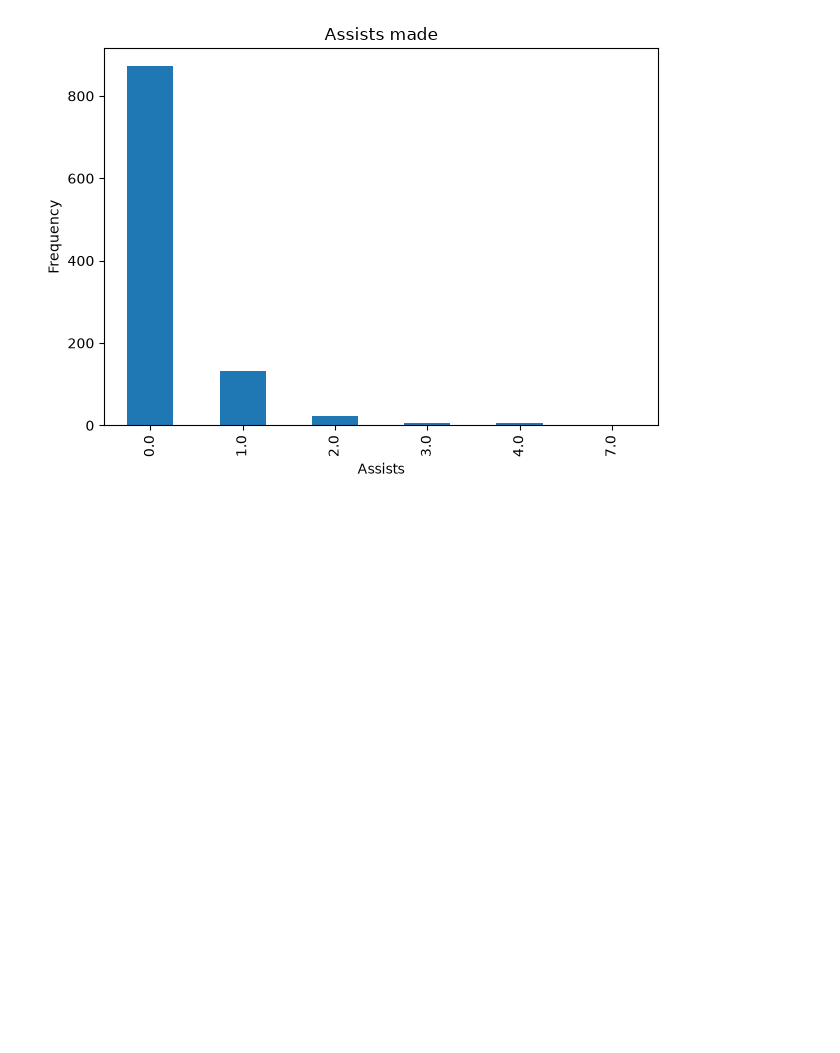
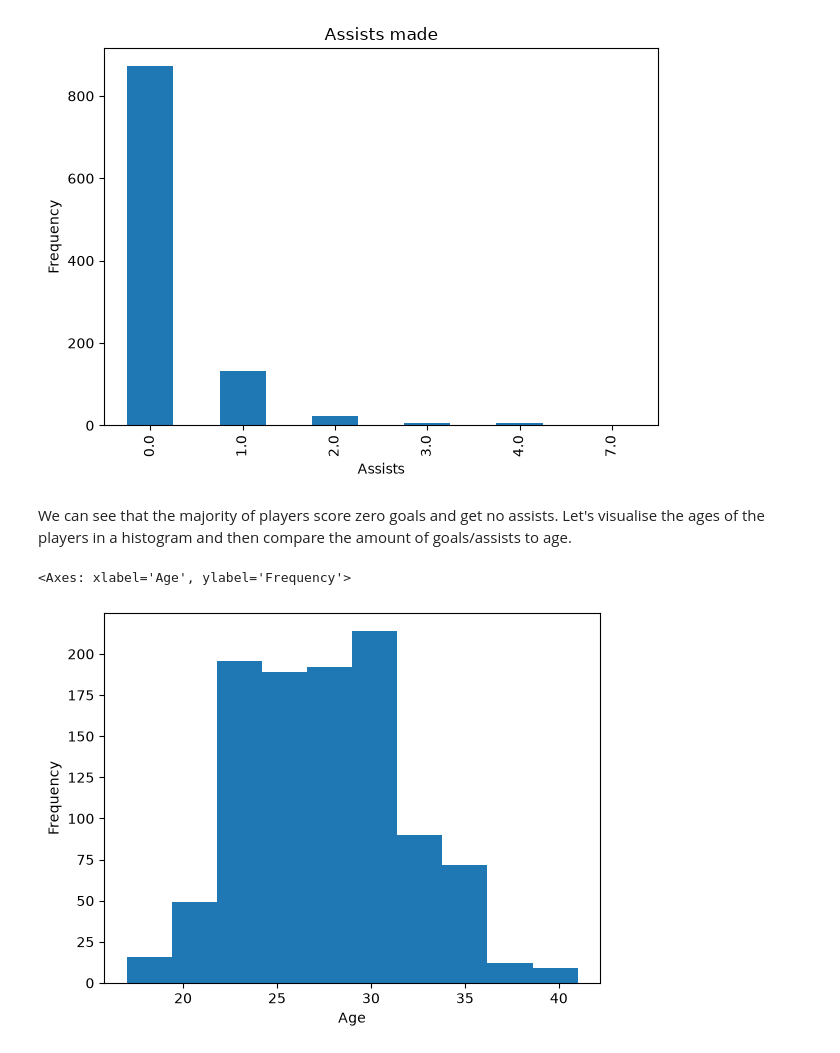
Before and after one commit to kacprinho/world-cup-EDA, a Jupyter notebook: notebooks/player-EDA.ipynb, the cells around one changed output. Saved outputs shown, nothing was run; the diff lists cells and outputs as text; code cells hidden in the pictures; blank space fills up the shorter version.

```diff
--- a/notebooks/player-EDA.ipynb
+++ b/notebooks/player-EDA.ipynb
@@ -171,3 +174,10 @@ mpl.tight_layout()
 mpl.show()
 # %% [output]
 [figure]
+# %% [markdown]
+We can see that the majority of players score zero goals and get no assists. Let's visualise the ages of the players in a histogram and then compare the amount of goals/assists to age.
+# %%
+data.age.plot.hist(xlabel="Age")
+# %% [output]
+<Axes: xlabel='Age', ylabel='Frequency'>
+[figure, added]
```
Also changed, not shown: parts of 4 cells of this notebook.
